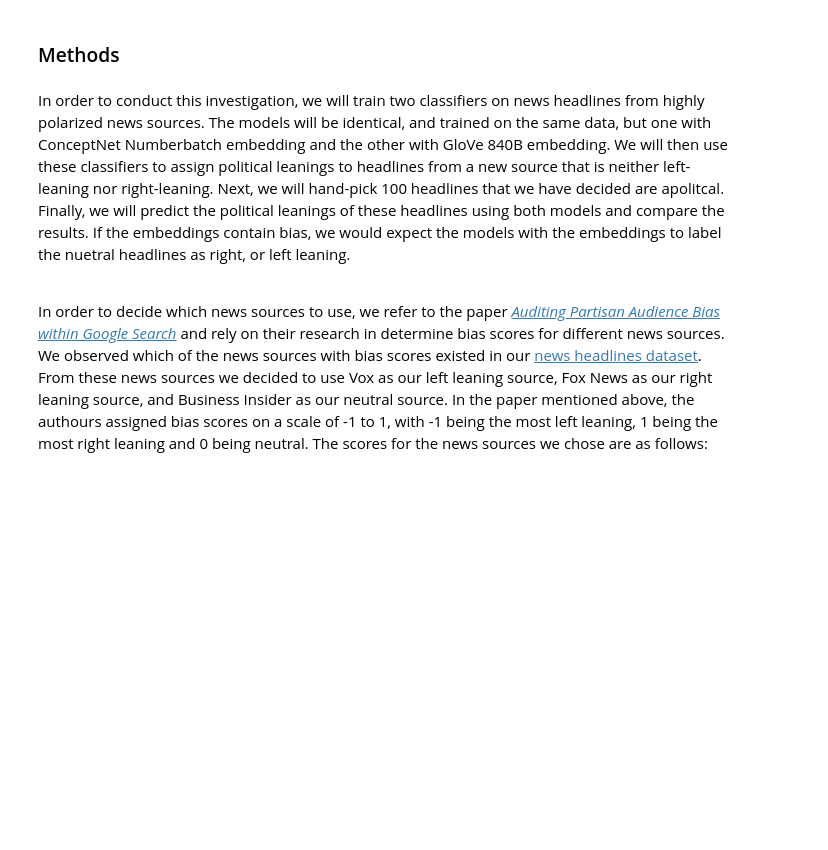
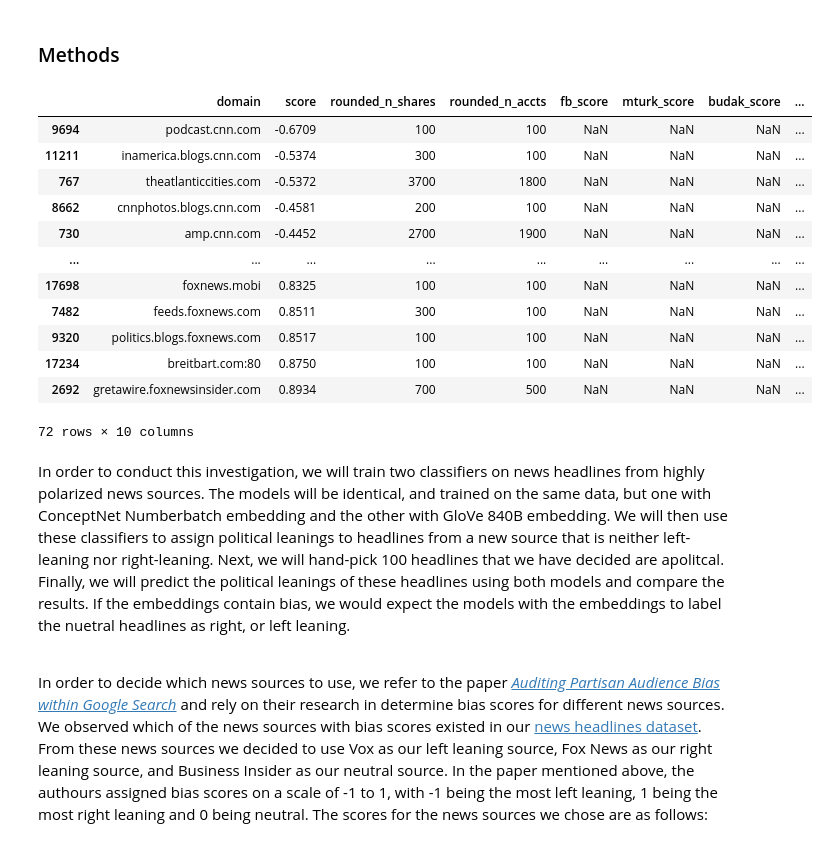
Before and after one commit to EliasLMann/pol-embed-bias, a Jupyter notebook: main.ipynb, the cells around one changed output. Cells and saved outputs as stored; diff of their text form; code cells hidden in the pictures; blank space fills up the shorter version.

```diff
--- a/main.ipynb
+++ b/main.ipynb
@@ -15,6 +15,33 @@ Does political bias exist in ConceptNet Numberbatch and GloVe 840B embeddings? I
 In investigating these questions, when we say "political bias" we are referring to the political leaning in the context of the United States. We are not referring to the political leaning of the embeddings themselves. For example, we are not saying that the embeddings are "left-leaning" or "right-leaning" but rather that the embeddings are biased towards a certain political leanings.
 # %% [markdown]
 ### Methods
+# %%
+import pandas as pd
+
+#load in archive/bias_scores.csv as a dataframe
+df = pd.read_csv('data/archive/bias_scores.csv')
+#sort by score
+df = df.sort_values(by=['score'])
+#drop rows with no score
+df = df.dropna(subset=['score'])
+
+#keep only domains with New York Times, Breitbart, CNN, Business Insider, the Atlantic, Fox News, Talking Points Memo, Buzzfeed News, National Review, New York Post, the Guardian, NPR, Reuters, Vox, and the Washington Post in the name
+df = df[df['domain'].str.contains('nytimes.com|breitbart.com|cnn.com|businessinsider.com|theatlantic.com|.com|talkingpointsmemo.com|buzzfeednews.com|nationalreview.com|nypost.com|theguardian.com|npr.org|reuters.com|vox.com|washingtonpost.com')]
+df
+# %% [output]
+|  | domain | score | rounded_n_shares | rounded_n_accts | fb_score | mturk_score | budak_score | ... |
+| 9694 | podcast.cnn.com | -0.6709 | 100 | 100 | NaN | NaN | NaN | ... |
+| 11211 | inamerica.blogs.cnn.com | -0.5374 | 300 | 100 | NaN | NaN | NaN | ... |
+| 767 | theatlanticcities.com | -0.5372 | 3700 | 1800 | NaN | NaN | NaN | ... |
+| 8662 | cnnphotos.blogs.cnn.com | -0.4581 | 200 | 100 | NaN | NaN | NaN | ... |
+| 730 | amp.cnn.com | -0.4452 | 2700 | 1900 | NaN | NaN | NaN | ... |
+| ... | ... | ... | ... | ... | ... | ... | ... | ... |
+| 17698 | foxnews.mobi | 0.8325 | 100 | 100 | NaN | NaN | NaN | ... |
+| 7482 | feeds.foxnews.com | 0.8511 | 300 | 100 | NaN | NaN | NaN | ... |
+| 9320 | politics.blogs.foxnews.com | 0.8517 | 100 | 100 | NaN | NaN | NaN | ... |
+| 17234 | breitbart.com:80 | 0.8750 | 100 | 100 | NaN | NaN | NaN | ... |
+| 2692 | gretawire.foxnewsinsider.com | 0.8934 | 700 | 500 | NaN | NaN | NaN | ... |
+72 rows × 10 columns
 # %% [markdown]
 In order to conduct this investigation, we will train two classifiers on news headlines from highly polarized news sources. The models will be identical, and trained on the same data, but one with ConceptNet Numberbatch embedding and the other with GloVe 840B embedding. We will then use these classifiers to assign political leanings to headlines from a new source that is neither left-leaning nor right-leaning. Next, we will hand-pick 100 headlines that we have decided are apolitcal. Finally, we will predict the political leanings of these headlines using both models and compare the results. If the embeddings contain bias, we would expect the models with the embeddings to label the nuetral headlines as right, or left leaning. <br><br>
 
```
Also changed, not shown: parts of 8 cells of this notebook, 8 other files.
